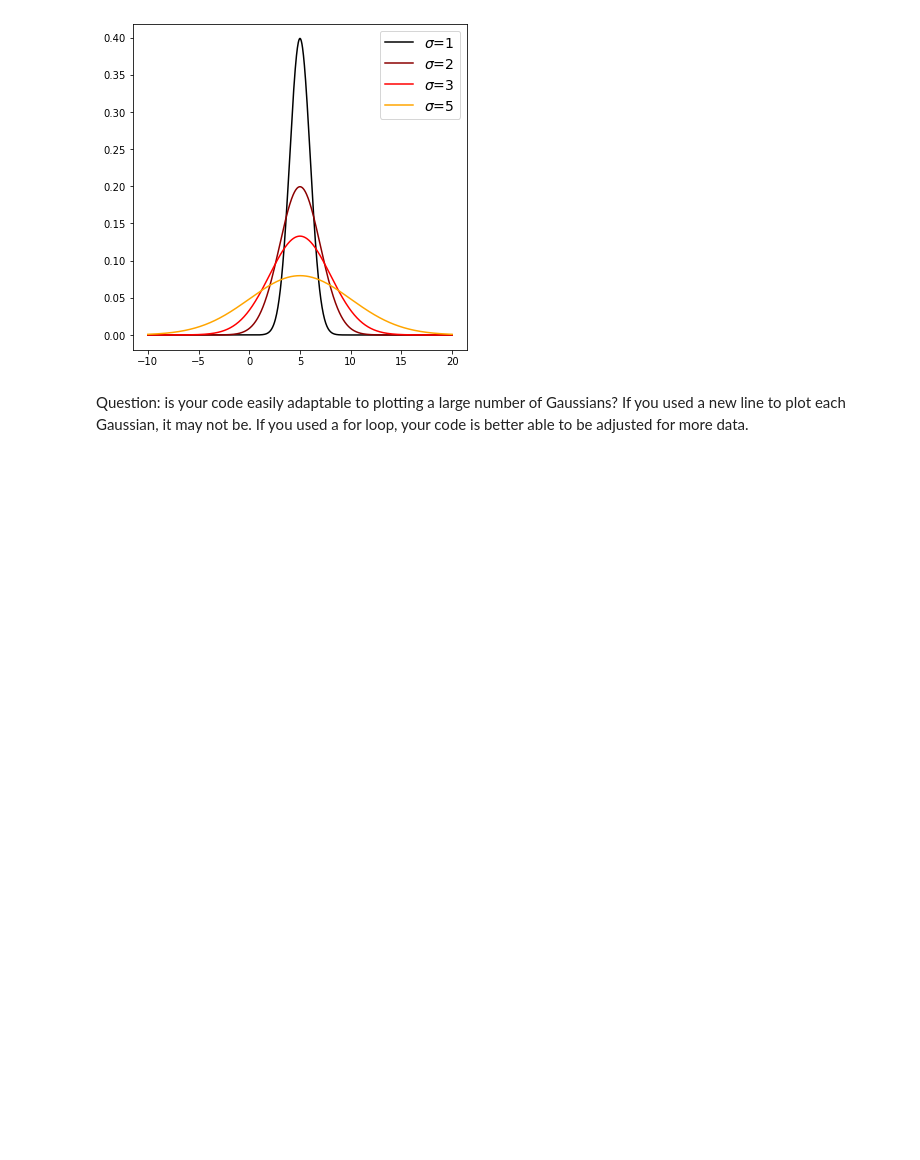
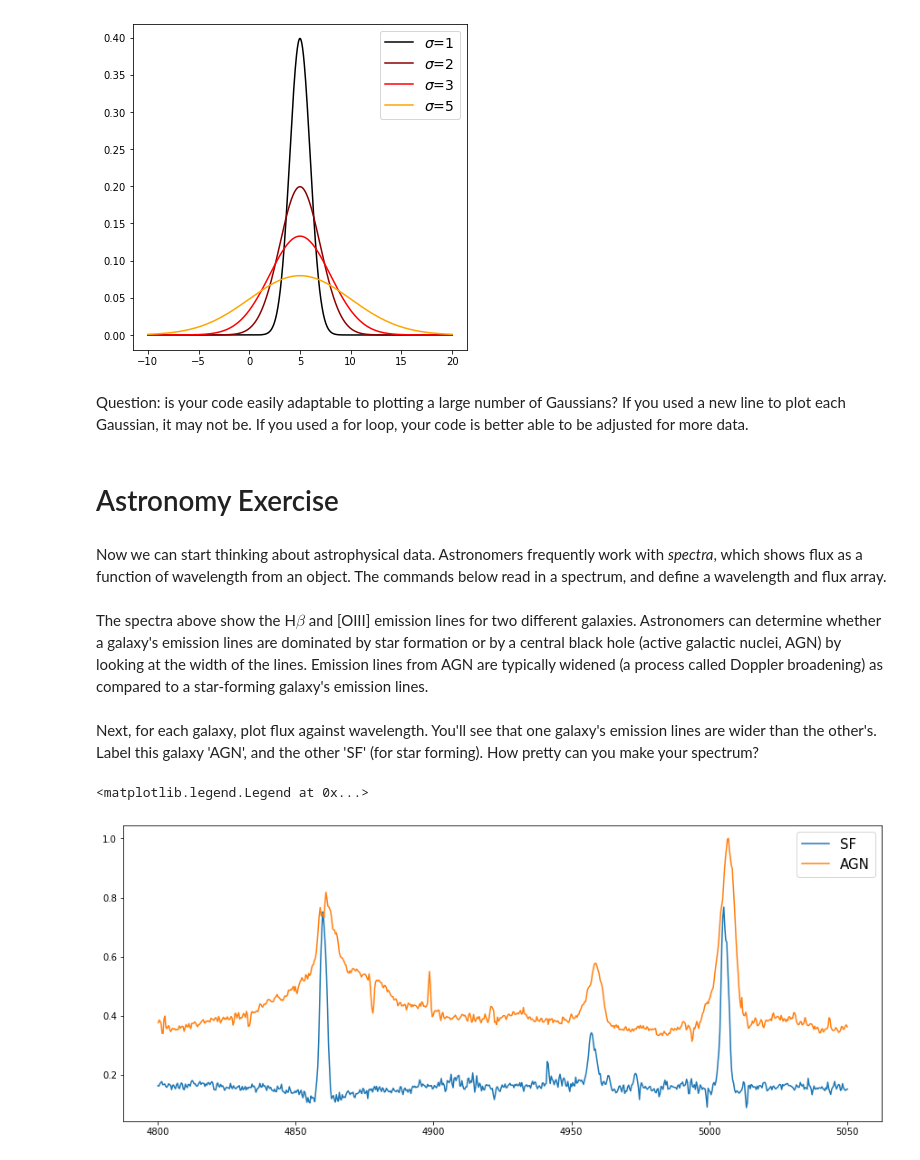
Before and after one commit to roarkhabegger/BAM, a Jupyter notebook: Introduction/Basic_Plotting.ipynb, the cells around one changed output. Cells and saved outputs as stored; diff of their text form; code cells hidden in the pictures; blank space fills up the shorter version.

Commit message:
add new problem to basic_plotting, upload requisite files

```diff
--- a/Introduction/Basic_Plotting.ipynb
+++ b/Introduction/Basic_Plotting.ipynb
@@ -120,3 +120,28 @@ plt.legend(fontsize=14)
 [figure]
 # %% [markdown]
 Question: is your code easily adaptable to plotting a large number of Gaussians? If you used a new line to plot each Gaussian, it may not be. If you used a for loop, your code is better able to be adjusted for more data.
+# %% [markdown]
+# Astronomy Exercise
+# %% [markdown]
+Now we can start thinking about astrophysical data. Astronomers frequently work with *spectra*, which shows flux as a function of wavelength from an object. The commands below read in a spectrum, and define a wavelength and flux array.
+# %%
+gal1 = np.load('gal1.npy')
+gal2 = np.load('gal2.npy')
+
+gal1_wavelength = gal1[0]
+gal1_flux = gal1[1]
+
+gal2_wavelength = gal2[0]
+gal2_flux = gal2[1]
+# %% [markdown]
+The spectra above show the H$\beta$ and [OIII] emission lines for two different galaxies. Astronomers can determine whether a galaxy's emission lines are dominated by star formation or by a central black hole (active galactic nuclei, AGN) by looking at the width of the lines. Emission lines from AGN are typically widened (a process called Doppler broadening) as compared to a star-forming galaxy's emission lines.
+# %% [markdown]
+Next, for each galaxy, plot flux against wavelength. You'll see that one galaxy's emission lines are wider than the other's. Label this galaxy 'AGN', and the other 'SF' (for star forming). How pretty can you make your spectrum?
+# %%
+plt.figure(figsize=(15, 6))
+plt.plot(gal1_wavelength, gal1_flux, label='SF')
+plt.plot(gal2_wavelength, gal2_flux, label='AGN')
+plt.legend(fontsize=15)
+# %% [output]
+<matplotlib.legend.Legend at 0x...>
+[figure, added]
```
Also changed, not shown: parts of 3 cells of this notebook, 2 other files.
